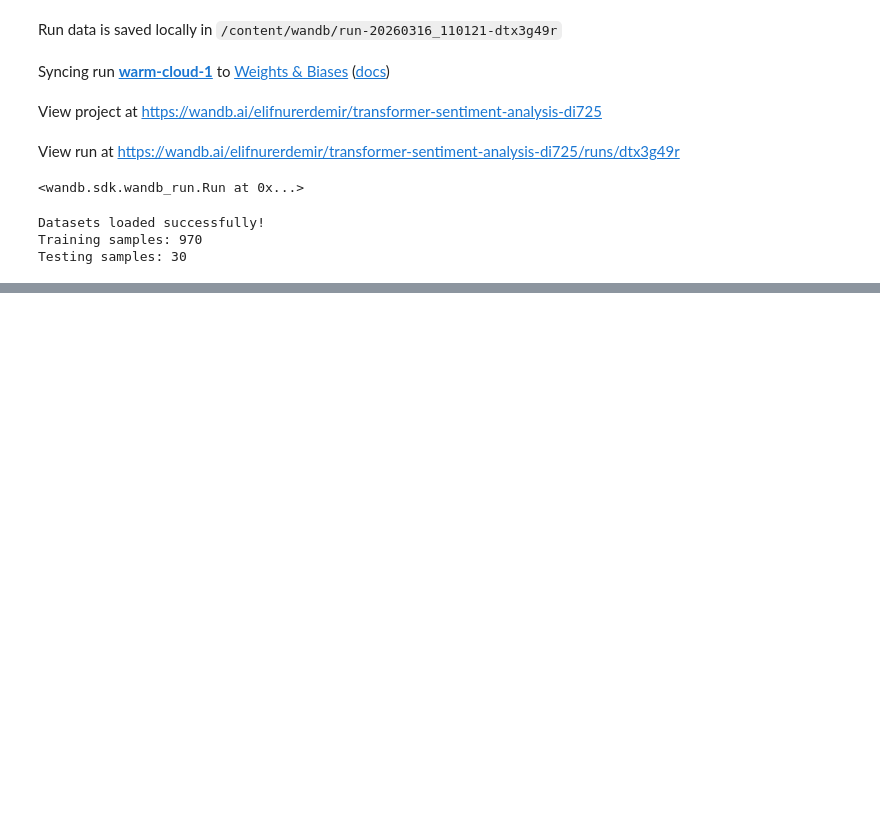
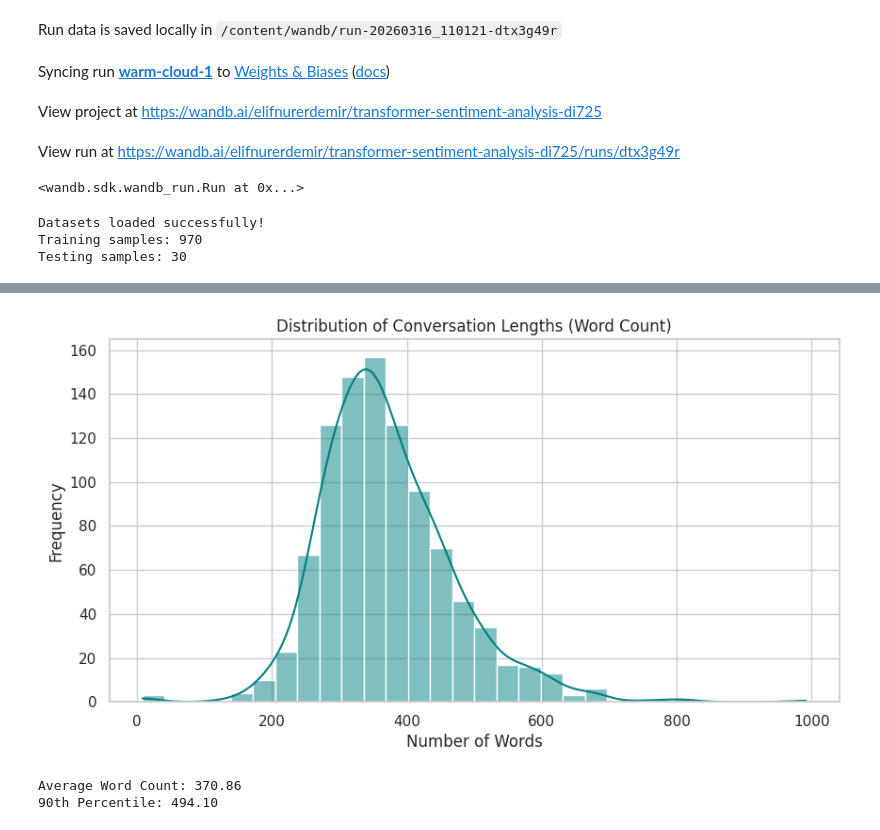
Before and after one commit to elifnurerdemir/Transformer-Customer-Service-Sentiment-Analysis, a Jupyter notebook: DI725_HW1.ipynb, the cells around one changed output, grey strips where cells are left out. Saved outputs shown, nothing was run; the diff lists cells and outputs as text; code cells hidden in the pictures; blank space fills up the shorter version.

```diff
--- a/DI725_HW1.ipynb
+++ b/DI725_HW1.ipynb
@@ -51,0 +128,17 @@ Testing samples: 30
+# %%
+# Word count for each interaction
+df['word_count'] = df['conversation'].apply(lambda x: len(str(x).split()))
+
+plt.figure(figsize=(10, 5))
+sns.histplot(df['word_count'], bins=30, kde=True, color='teal')
+plt.title('Distribution of Conversation Lengths (Word Count)')
+plt.xlabel('Number of Words')
+plt.ylabel('Frequency')
+plt.show()
+
+print(f"Average Word Count: {df['word_count'].mean():.2f}")
+print(f"90th Percentile: {df['word_count'].quantile(0.90):.2f}")
+# %% [output]
+[figure, added]
+Average Word Count: 370.86
+90th Percentile: 494.10
```
Also changed, not shown: parts of 7 cells of this notebook.
